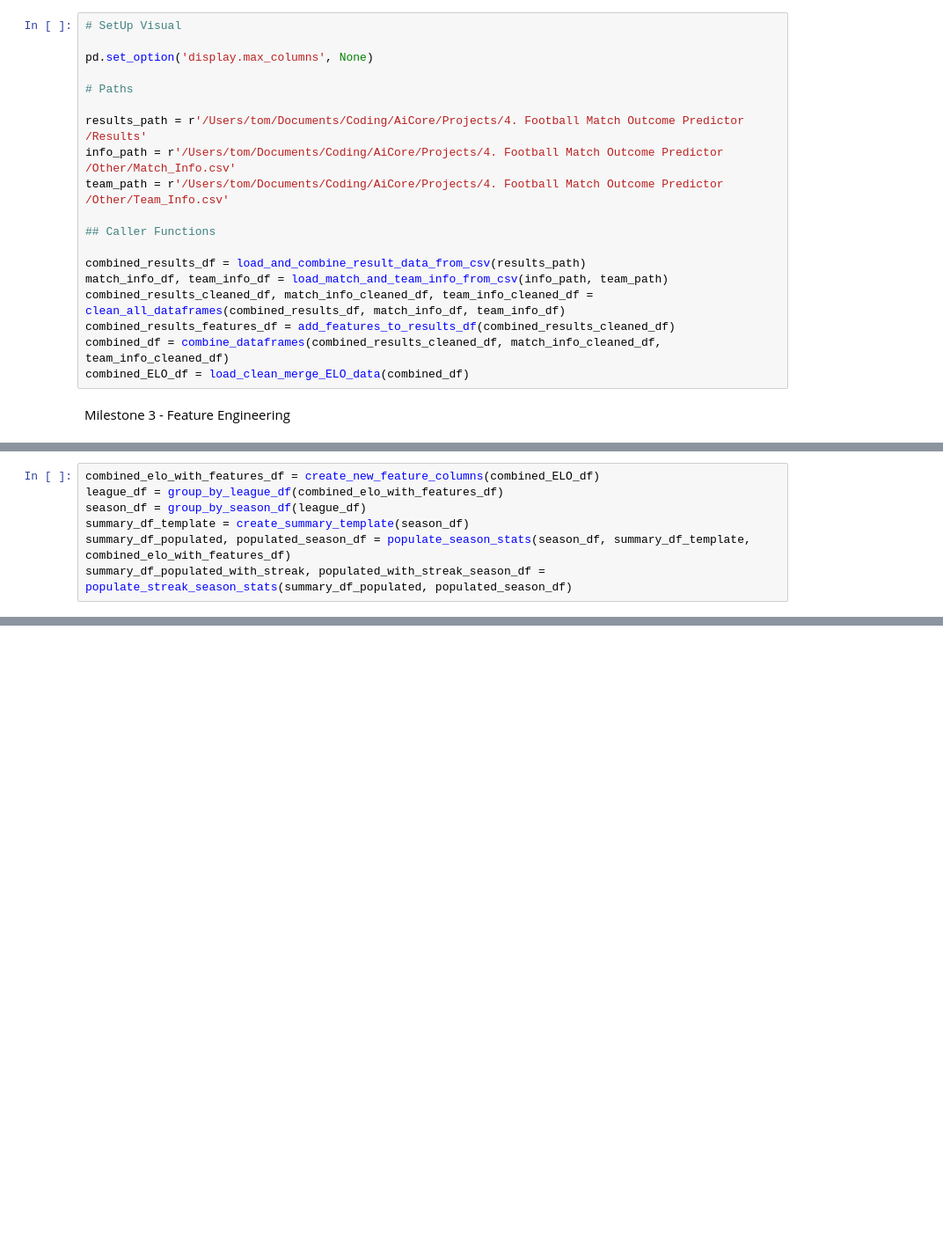
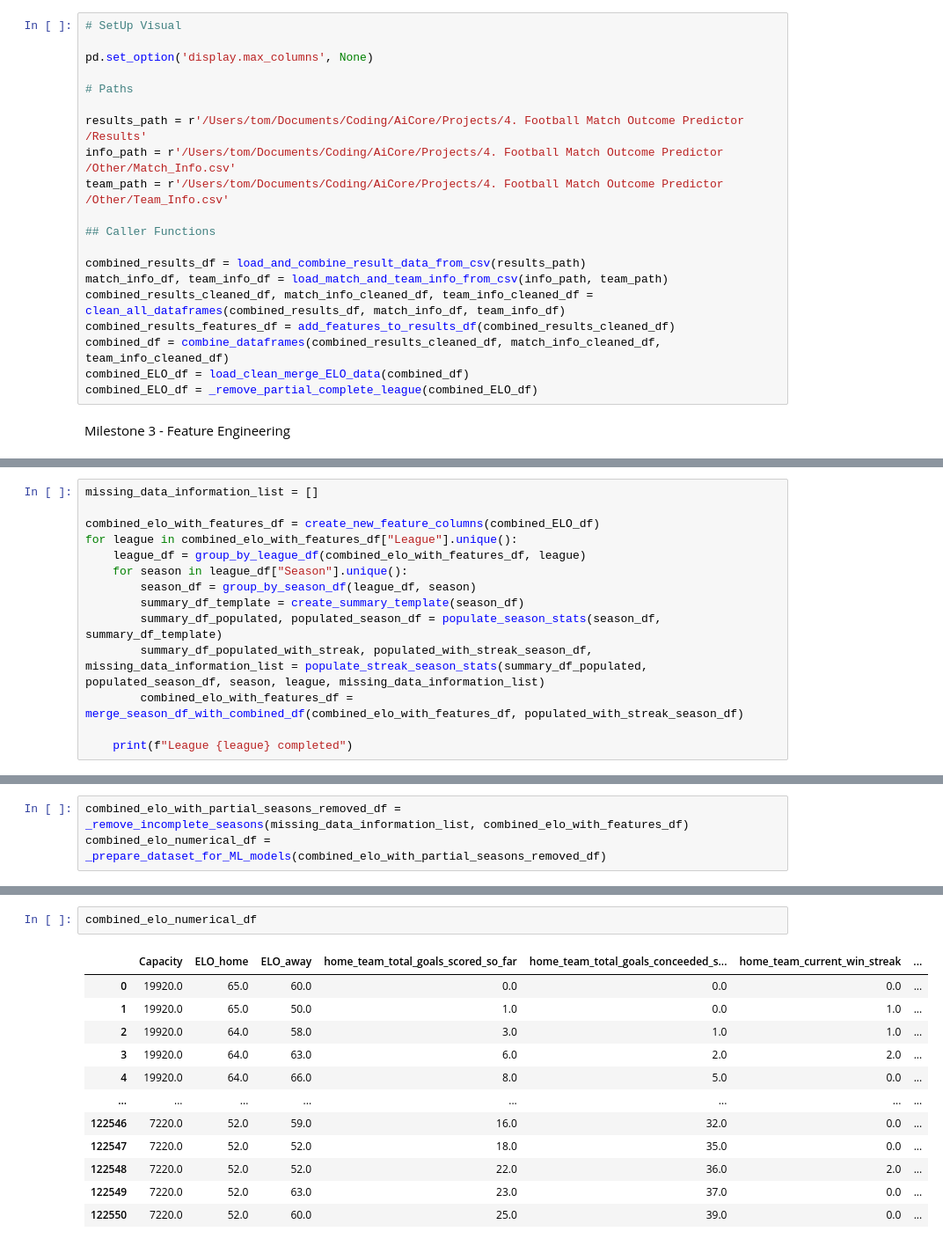
Before and after one commit to tommchale/match-outcome-predictor, a Jupyter notebook: pipeline.ipynb, the cells around one changed output, grey strips where cells are left out. Shown at 88% size. Drawn from its saved outputs; the diff is of its cells as text; blank space fills up the shorter version.

Commit message:
created new features across all seasons and leagues, stripped not numerical values, ready for upload to AWS

```diff
--- a/pipeline.ipynb
+++ b/pipeline.ipynb
@@ -262,5 +586,6 @@ combined_results_cleaned_df, match_info_cleaned_df, team_info_cleaned_df = clean
 combined_results_features_df = add_features_to_results_df(combined_results_cleaned_df)
 combined_df = combine_dataframes(combined_results_cleaned_df, match_info_cleaned_df, team_info_cleaned_df)
 combined_ELO_df = load_clean_merge_ELO_data(combined_df)
+combined_ELO_df = _remove_partial_complete_league(combined_ELO_df)
 # %% [markdown]
 Milestone 3 - Feature Engineering
@@ -546,9 +592,16 @@ def populate_streak_season_stats(summary_df_populated, populated_season_df):
 # %%
+missing_data_information_list = []
+
 combined_elo_with_features_df = create_new_feature_columns(combined_ELO_df)
-league_df = group_by_league_df(combined_elo_with_features_df)
-season_df = group_by_season_df(league_df)
-summary_df_template = create_summary_template(season_df)
-summary_df_populated, populated_season_df = populate_season_stats(season_df, summary_df_template, combined_elo_with_features_df)
-summary_df_populated_with_streak, populated_with_streak_season_df = populate_streak_season_stats(summary_df_populated, populated_season_df)
+for league in combined_elo_with_features_df["League"].unique():
+    league_df = group_by_league_df(combined_elo_with_features_df, league)
+    for season in league_df["Season"].unique():
+        season_df = group_by_season_df(league_df, season)
+        summary_df_template = create_summary_template(season_df)
+        summary_df_populated, populated_season_df = populate_season_stats(season_df, summary_df_template)
+        summary_df_populated_with_streak, populated_with_streak_season_df, missing_data_information_list = populate_streak_season_stats(summary_df_populated, populated_season_df, season, league, missing_data_information_list)
+        combined_elo_with_features_df = merge_season_df_with_combined_df(combined_elo_with_features_df, populated_with_streak_season_df)
+
+    print(f"League {league} completed")
 # %% [output]
 Summary Template Complete
@@ -610,0 +624,3 @@ populated_with_streak_season_df.loc[((populated_with_streak_season_df.Home_Team
+# %%
+combined_elo_with_partial_seasons_removed_df = _remove_incomplete_seasons(missing_data_information_list, combined_elo_with_features_df)
+combined_elo_numerical_df = _prepare_dataset_for_ML_models(combined_elo_with_partial_seasons_removed_df)
@@ -610,0 +641,15 @@ populated_with_streak_season_df.loc[((populated_with_streak_season_df.Home_Team
+# %%
+combined_elo_numerical_df
+# %% [output]
+|  | Capacity | ELO_home | ELO_away | home_team_total_goals_scored_so_far | home_team_total_goals_conceeded_s... | home_team_current_win_streak | ... |
+| 0 | 19920.0 | 65.0 | 60.0 | 0.0 | 0.0 | 0.0 | ... |
+| 1 | 19920.0 | 65.0 | 50.0 | 1.0 | 0.0 | 1.0 | ... |
+| 2 | 19920.0 | 64.0 | 58.0 | 3.0 | 1.0 | 1.0 | ... |
+| 3 | 19920.0 | 64.0 | 63.0 | 6.0 | 2.0 | 2.0 | ... |
+| 4 | 19920.0 | 64.0 | 66.0 | 8.0 | 5.0 | 0.0 | ... |
+| ... | ... | ... | ... | ... | ... | ... | ... |
+| 122546 | 7220.0 | 52.0 | 59.0 | 16.0 | 32.0 | 0.0 | ... |
+| 122547 | 7220.0 | 52.0 | 52.0 | 18.0 | 35.0 | 0.0 | ... |
+| 122548 | 7220.0 | 52.0 | 52.0 | 22.0 | 36.0 | 2.0 | ... |
+| 122549 | 7220.0 | 52.0 | 63.0 | 23.0 | 37.0 | 0.0 | ... |
+| 122550 | 7220.0 | 52.0 | 60.0 | 25.0 | 39.0 | 0.0 | ... |
```
Also changed, not shown: parts of 13 cells of this notebook, 1 other file.
